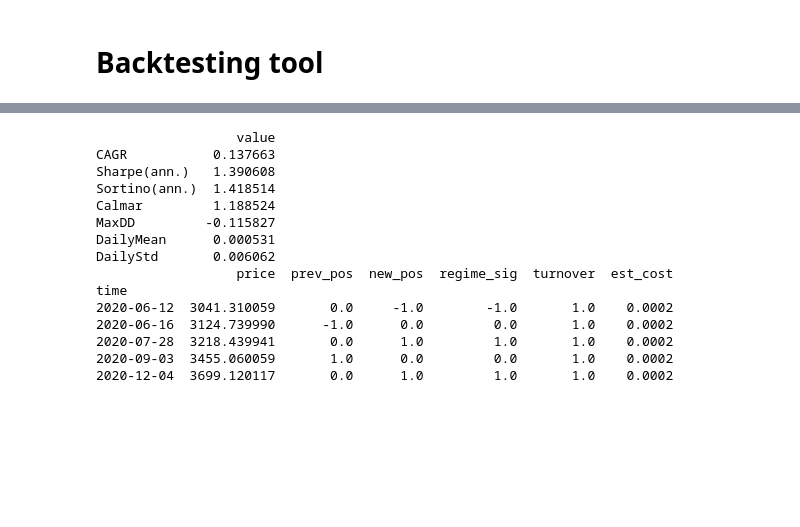
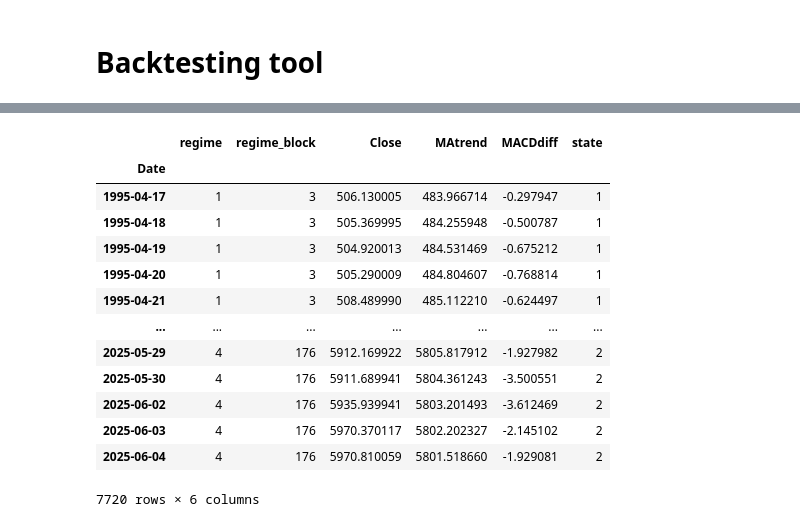
Before and after one commit to contangolife/Stock_research_25-2, a Jupyter notebook: Stock_research_25-2.ipynb, the cells around one changed output, grey strips where cells are left out. Drawn from its saved outputs; the diff is of its cells as text; code cells hidden in the pictures; blank space fills up the shorter version.

```diff
--- a/Stock_research_25-2.ipynb
+++ b/Stock_research_25-2.ipynb
@@ -141,0 +406,15 @@ Date
+# %%
+def regime_to_column(df_ix: pd.DataFrame, drop_block=False) -> pd.DataFrame:
+    out = df_ix.copy()
+    # 현재 인덱스 순서가 (regime, regime_block, date/Date)라면
+    # 앞의 두 레벨만 컬럼으로 내리고, 마지막(날짜)은 인덱스로 유지
+    out = out.reset_index(level=[0, 1])  # 0=regime, 1=regime_block
+    # 보기 좋게 인덱스 이름
+    out.index.name = out.index.name or 'Date'
+    if drop_block and 'regime_block' in out.columns:
+        out = out.drop(columns=['regime_block'])
+    return out
+
+# 사용
+df_out = regime_to_column(df_ix, drop_block=False)
+print(df_out.head())
@@ -142,3 +429,20 @@ Date
+# %%
+df_out
+# %% [output]
+|  | regime | regime_block | Close | MAtrend | MACDdiff | state |
+| Date |  |  |  |  |  |  |
+| 1995-04-17 | 1 | 3 | 506.130005 | 483.966714 | -0.297947 | 1 |
+| 1995-04-18 | 1 | 3 | 505.369995 | 484.255948 | -0.500787 | 1 |
+| 1995-04-19 | 1 | 3 | 504.920013 | 484.531469 | -0.675212 | 1 |
+| 1995-04-20 | 1 | 3 | 505.290009 | 484.804607 | -0.768814 | 1 |
+| 1995-04-21 | 1 | 3 | 508.489990 | 485.112210 | -0.624497 | 1 |
+| ... | ... | ... | ... | ... | ... | ... |
+| 2025-05-29 | 4 | 176 | 5912.169922 | 5805.817912 | -1.927982 | 2 |
+| 2025-05-30 | 4 | 176 | 5911.689941 | 5804.361243 | -3.500551 | 2 |
+| 2025-06-02 | 4 | 176 | 5935.939941 | 5803.201493 | -3.612469 | 2 |
+| 2025-06-03 | 4 | 176 | 5970.370117 | 5802.202327 | -2.145102 | 2 |
+| 2025-06-04 | 4 | 176 | 5970.810059 | 5801.518660 | -1.929081 | 2 |
+7720 rows × 6 columns
 # %%
 import numpy as np
 import pandas as pd
@@ -649,35 +1112,0 @@ def run_backtest(df_out: pd.DataFrame,
-# %%
-# 1) (이미 수행) 네 HMM 코드로 df_out 생성
-# 2) 백테스트 실행
-bt = run_backtest(
-    df_out,
-    price_col="Close",
-    regime_col="regime",
-    prob_cols=["p_state0","p_state1","p_state2"],  # 없으면 None
-    prob_threshold=0.5,   # (선택) posterior 최대 확률 55% 미만이면 관망
-    config=BTConfig(init_capital=100000, fee_bps=1, slip_bps=1,
-                    mom_lookback=63, mr_z_window=63, mr_smooth=5),
-    exec_shift=1,           # 다음날 체결 가정이면 1
-    trail_pct=0.03,
-    cool_off_days=2
-)
-
-print(bt["summary"])
-print(bt["trades"].head())
-# 결과 시계열: bt["result"][["equity","pos_exec","regime_sig"]].tail()
-# %% [output]
-                  value
-CAGR           0.137663
-Sharpe(ann.)   1.390608
-Sortino(ann.)  1.418514
-Calmar         1.188524
-MaxDD         -0.115827
-DailyMean      0.000531
-DailyStd       0.006062
-                  price  prev_pos  new_pos  regime_sig  turnover  est_cost
-time
-2020-06-12  3041.310059       0.0     -1.0        -1.0       1.0    0.0002
-2020-06-16  3124.739990      -1.0      0.0         0.0       1.0    0.0002
-2020-07-28  3218.439941       0.0      1.0         1.0       1.0    0.0002
-2020-09-03  3455.060059       1.0      0.0         0.0       1.0    0.0002
-2020-12-04  3699.120117       0.0      1.0         1.0       1.0    0.0002
```
Also changed, not shown: parts of 9 cells of this notebook.
